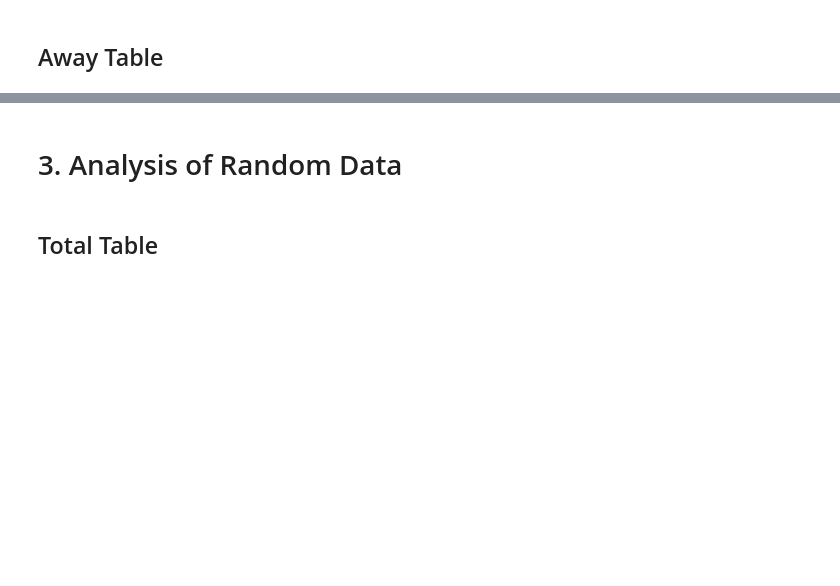
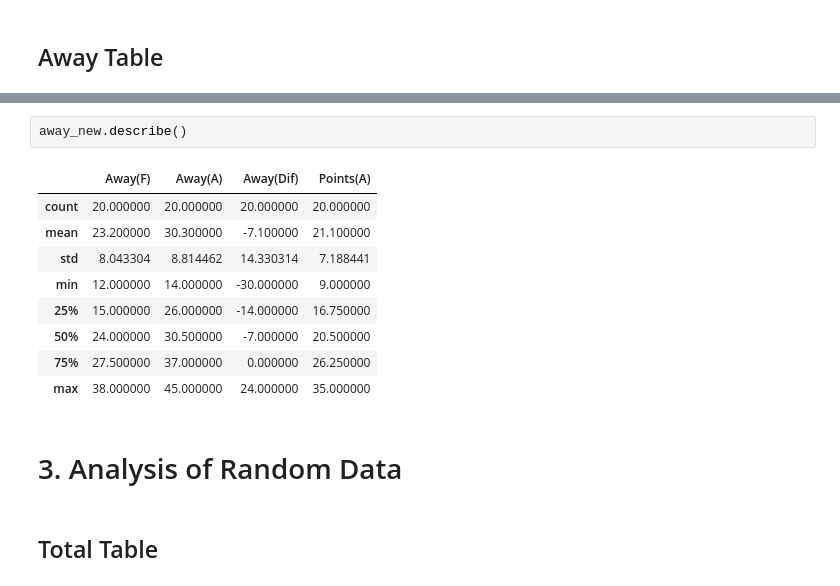
Before and after one commit to ANihill/fundamentalsProject, a Jupyter notebook: Project.ipynb, the cells around one changed output, grey strips where cells are left out. Cells and saved outputs as stored; diff of their text form; blank space fills up the shorter version.

```diff
--- a/Project.ipynb
+++ b/Project.ipynb
@@ -1011,3 +1035,15 @@ away_new
+# %%
+away_new.describe()
+# %% [output]
+|  | Away(F) | Away(A) | Away(Dif) | Points(A) |
+| count | 20.000000 | 20.000000 | 20.000000 | 20.000000 |
+| mean | 23.200000 | 30.300000 | -7.100000 | 21.100000 |
+| std | 8.043304 | 8.814462 | 14.330314 | 7.188441 |
+| min | 12.000000 | 14.000000 | -30.000000 | 9.000000 |
+| 25% | 15.000000 | 26.000000 | -14.000000 | 16.750000 |
+| 50% | 24.000000 | 30.500000 | -7.000000 | 20.500000 |
+| 75% | 27.500000 | 37.000000 | 0.000000 | 26.250000 |
+| max | 38.000000 | 45.000000 | 24.000000 | 35.000000 |
 # %% [markdown]
 # 3. Analysis of Random Data
 # %% [markdown]
```
Also changed, not shown: parts of 43 cells of this notebook.
